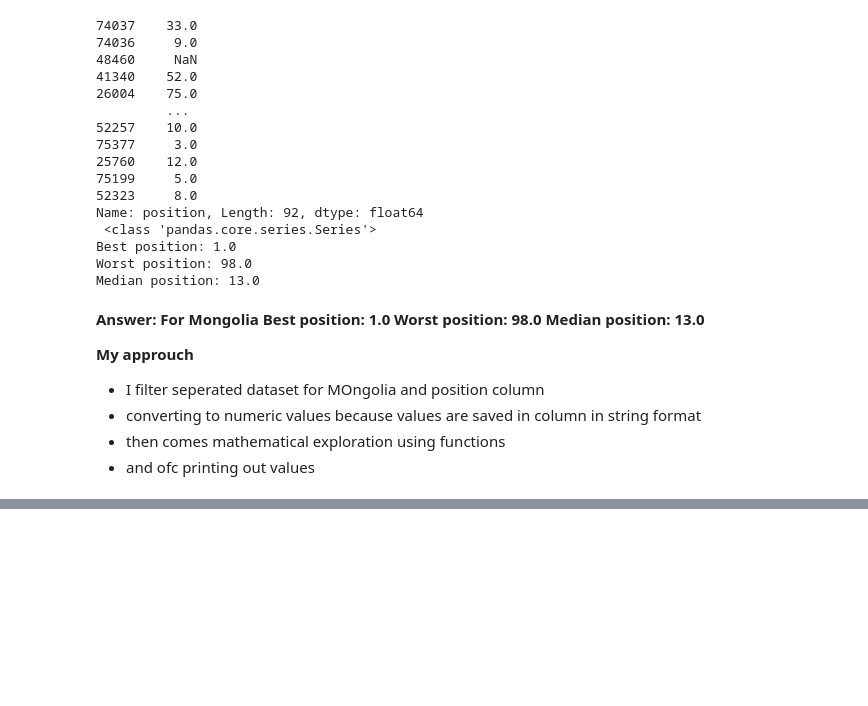
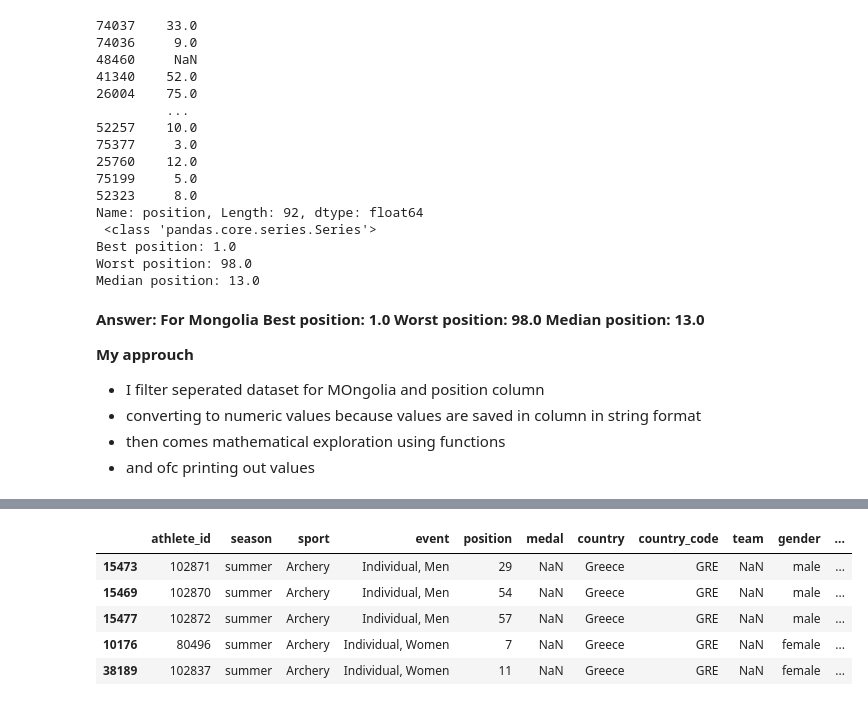
Before and after one commit to Metaphysicist1/Olympion, a Jupyter notebook: scripts/01_load_process.ipynb, the cells around one changed output, grey strips where cells are left out. Drawn from its saved outputs; the diff is of its cells as text; code cells hidden in the pictures; blank space fills up the shorter version.

```diff
--- a/scripts/01_load_process.ipynb
+++ b/scripts/01_load_process.ipynb
@@ -68,0 +78,3 @@ results_dataframe.head()
+# %%
+results_dataframe['athlete_id'] = results_dataframe['athlete_id'].astype(str)
+results_dataframe['athlete_id'] = results_dataframe['athlete_id'].astype(int)
@@ -533,0 +604,9 @@ Median position: 13.0
+# %%
+df.head()
+# %% [output]
+|  | athlete_id | season | sport | event | position | medal | country | country_code | team | gender | ... |
+| 15473 | 102871 | summer | Archery | Individual, Men | 29 | NaN | Greece | GRE | NaN | male | ... |
+| 15469 | 102870 | summer | Archery | Individual, Men | 54 | NaN | Greece | GRE | NaN | male | ... |
+| 15477 | 102872 | summer | Archery | Individual, Men | 57 | NaN | Greece | GRE | NaN | male | ... |
+| 10176 | 80496 | summer | Archery | Individual, Women | 7 | NaN | Greece | GRE | NaN | female | ... |
+| 38189 | 102837 | summer | Archery | Individual, Women | 11 | NaN | Greece | GRE | NaN | female | ... |
```
Also changed, not shown: parts of 24 cells of this notebook, 3 other files.
